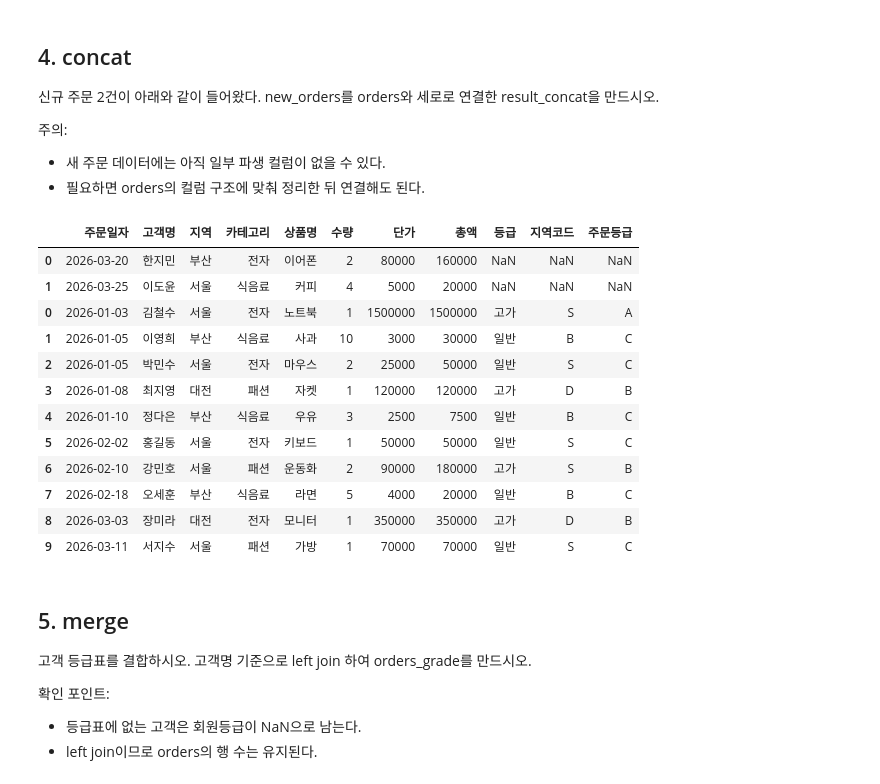
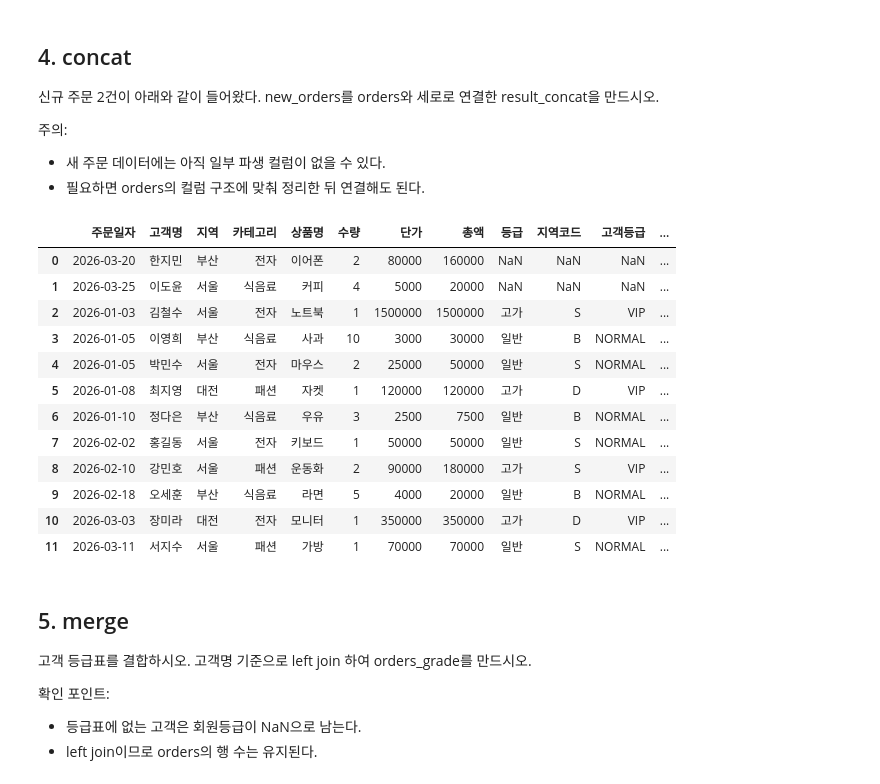
Before and after one commit to HyejiShin-20/Assignments_SK, a Jupyter notebook: pandas_practice2.ipynb, the cells around one changed output. Cells and saved outputs as stored; diff of their text form; code cells hidden in the pictures.

```diff
--- a/pandas_practice2.ipynb
+++ b/pandas_practice2.ipynb
@@ -58,12 +58,13 @@ orders
 1) 총액이 100000 이상이면 '고가', 아니면 '일반'을 반환하는 가격등급 열을 apply로 만드시오.
 2) 지역 코드 맵을 사용해 지역코드 열을 map으로 만드시오. (서울:S, 부산:B, 대전:D)
 # %%
-def grade(x):
-    if x >= 100000:
-        return '고가'
-    else:
-        return '일반'
-orders['등급'] = orders['총액'].apply(grade)
+# def grade(x):
+#     if x >= 100000:
+#         return '고가'
+#     else:
+#         return '일반'
+# orders['등급'] = orders['총액'].apply(grade)
+orders['등급'] = orders['총액'].apply(lambda x: '고가' if x >= 100000 else '일반')
 orders
 
 region_map = {'서울':'S', '부산':'B', '대전':'D'}
@@ -90,5 +91,6 @@ orders
 - 이후 집계 결과에는 변경된 카테고리명(식음료)이 반영된다.
 # %%
 orders.loc[orders['카테고리'] == '식품', '카테고리'] = '식음료'
+orders['고객등급'] = np.where(orders['총액'] >= 100000, 'VIP', 'NORMAL')
 orders
 # %% [output]
@@ -141,31 +143,31 @@ new_orders를 orders와 세로로 연결한 result_concat을 만드시오.
 # %%
 new_orders = pd.DataFrame({
     '주문일자': pd.to_datetime(['2026-03-20', '2026-03-25']),
     '고객명': ['한지민', '이도윤'],
     '지역': ['부산', '서울'],
     '카테고리': ['전자', '식음료'],
     '상품명': ['이어폰', '커피'],
     '수량': [2, 4],
     '단가': [80000, 5000],
     '총액': [160000, 20000]
 })
 
-result_concat = pd.concat([new_orders, orders])
+result_concat = pd.concat([new_orders, orders], ignore_index= True)
 result_concat
 # %% [output]
-|  | 주문일자 | 고객명 | 지역 | 카테고리 | 상품명 | 수량 | 단가 | 총액 | 등급 | 지역코드 | 주문등급 |
-| 0 | 2026-03-20 | 한지민 | 부산 | 전자 | 이어폰 | 2 | 80000 | 160000 | NaN | NaN | NaN |
-| 1 | 2026-03-25 | 이도윤 | 서울 | 식음료 | 커피 | 4 | 5000 | 20000 | NaN | NaN | NaN |
-| 0 | 2026-01-03 | 김철수 | 서울 | 전자 | 노트북 | 1 | 1500000 | 1500000 | 고가 | S | A |
-| 1 | 2026-01-05 | 이영희 | 부산 | 식음료 | 사과 | 10 | 3000 | 30000 | 일반 | B | C |
-| 2 | 2026-01-05 | 박민수 | 서울 | 전자 | 마우스 | 2 | 25000 | 50000 | 일반 | S | C |
-| 3 | 2026-01-08 | 최지영 | 대전 | 패션 | 자켓 | 1 | 120000 | 120000 | 고가 | D | B |
-| 4 | 2026-01-10 | 정다은 | 부산 | 식음료 | 우유 | 3 | 2500 | 7500 | 일반 | B | C |
-| 5 | 2026-02-02 | 홍길동 | 서울 | 전자 | 키보드 | 1 | 50000 | 50000 | 일반 | S | C |
-| 6 | 2026-02-10 | 강민호 | 서울 | 패션 | 운동화 | 2 | 90000 | 180000 | 고가 | S | B |
-| 7 | 2026-02-18 | 오세훈 | 부산 | 식음료 | 라면 | 5 | 4000 | 20000 | 일반 | B | C |
-| 8 | 2026-03-03 | 장미라 | 대전 | 전자 | 모니터 | 1 | 350000 | 350000 | 고가 | D | B |
-| 9 | 2026-03-11 | 서지수 | 서울 | 패션 | 가방 | 1 | 70000 | 70000 | 일반 | S | C |
+|  | 주문일자 | 고객명 | 지역 | 카테고리 | 상품명 | 수량 | 단가 | 총액 | 등급 | 지역코드 | 고객등급 | ... |
+| 0 | 2026-03-20 | 한지민 | 부산 | 전자 | 이어폰 | 2 | 80000 | 160000 | NaN | NaN | NaN | ... |
+| 1 | 2026-03-25 | 이도윤 | 서울 | 식음료 | 커피 | 4 | 5000 | 20000 | NaN | NaN | NaN | ... |
+| 2 | 2026-01-03 | 김철수 | 서울 | 전자 | 노트북 | 1 | 1500000 | 1500000 | 고가 | S | VIP | ... |
+| 3 | 2026-01-05 | 이영희 | 부산 | 식음료 | 사과 | 10 | 3000 | 30000 | 일반 | B | NORMAL | ... |
+| 4 | 2026-01-05 | 박민수 | 서울 | 전자 | 마우스 | 2 | 25000 | 50000 | 일반 | S | NORMAL | ... |
+| 5 | 2026-01-08 | 최지영 | 대전 | 패션 | 자켓 | 1 | 120000 | 120000 | 고가 | D | VIP | ... |
+| 6 | 2026-01-10 | 정다은 | 부산 | 식음료 | 우유 | 3 | 2500 | 7500 | 일반 | B | NORMAL | ... |
+| 7 | 2026-02-02 | 홍길동 | 서울 | 전자 | 키보드 | 1 | 50000 | 50000 | 일반 | S | NORMAL | ... |
+| 8 | 2026-02-10 | 강민호 | 서울 | 패션 | 운동화 | 2 | 90000 | 180000 | 고가 | S | VIP | ... |
+| 9 | 2026-02-18 | 오세훈 | 부산 | 식음료 | 라면 | 5 | 4000 | 20000 | 일반 | B | NORMAL | ... |
+| 10 | 2026-03-03 | 장미라 | 대전 | 전자 | 모니터 | 1 | 350000 | 350000 | 고가 | D | VIP | ... |
+| 11 | 2026-03-11 | 서지수 | 서울 | 패션 | 가방 | 1 | 70000 | 70000 | 일반 | S | NORMAL | ... |
 # %% [markdown]
 ## 5. merge
 고객 등급표를 결합하시오.
```
Also changed, not shown: parts of 12 cells of this notebook, 1 other file.
